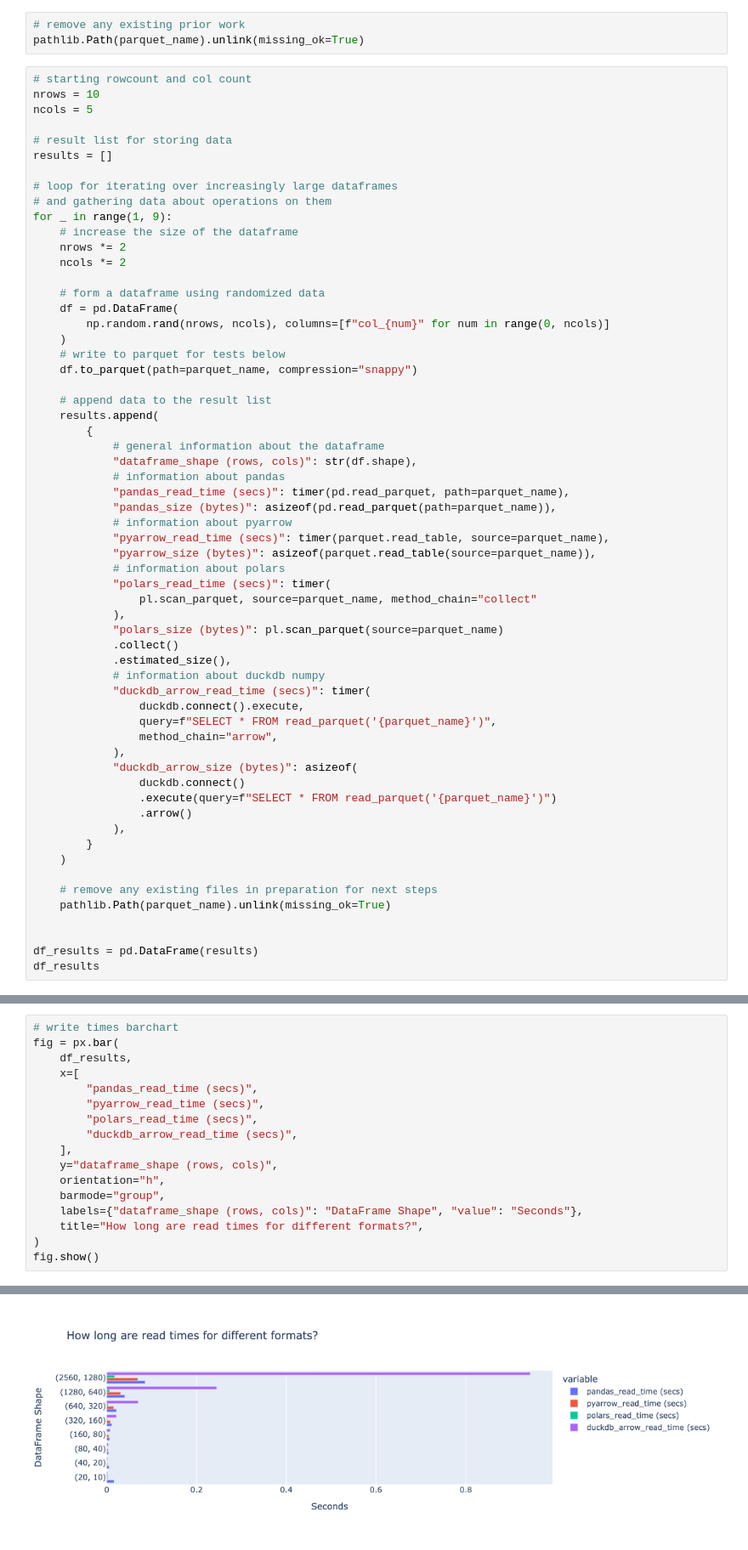
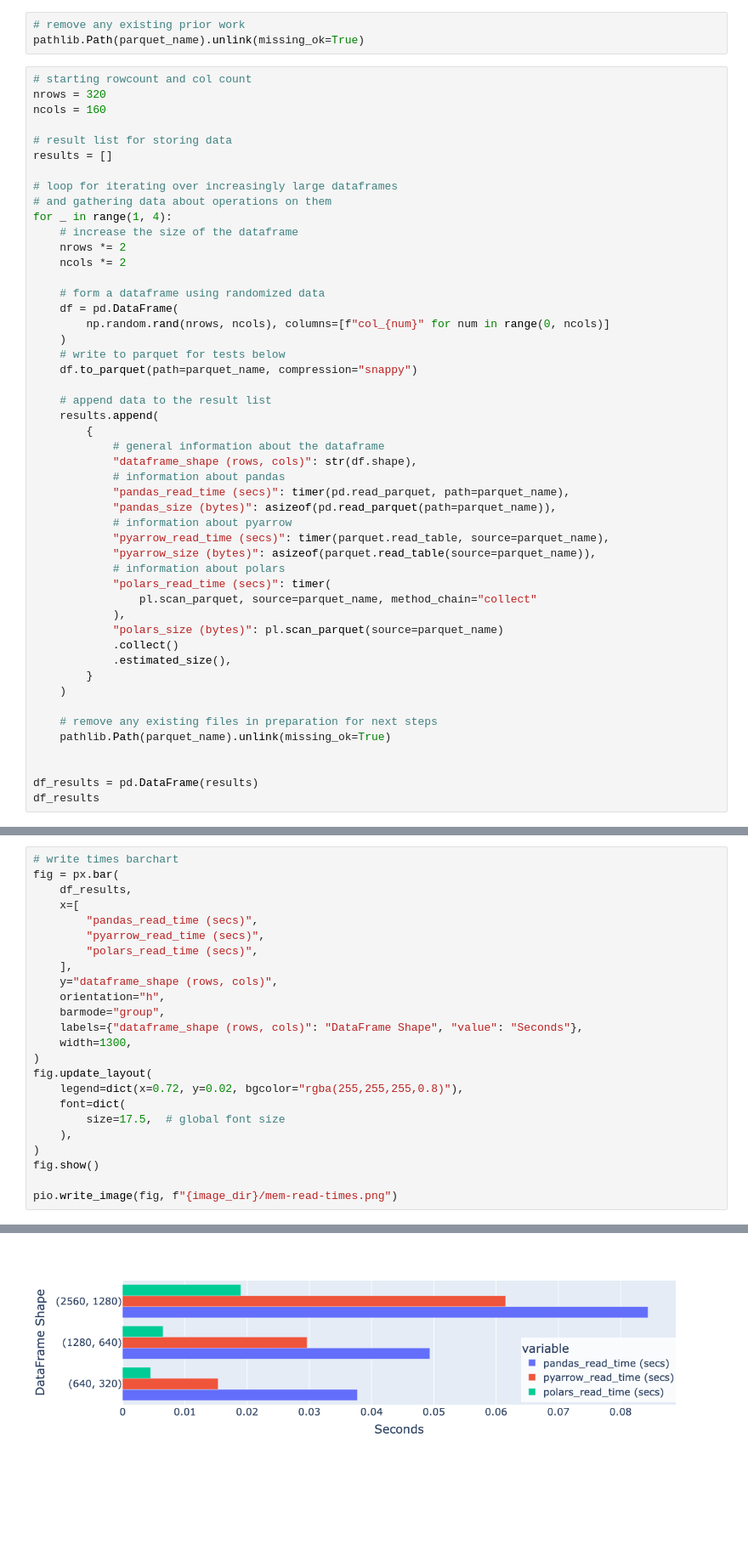
Before and after one commit to d33bs/CytoTable-benchmarks, a Jupyter notebook: notebooks/arrow_analysis.ipynb, the cells around one changed output, grey strips where cells are left out. Shown at 85% size. Saved outputs shown, nothing was run; the diff lists cells and outputs as text; blank space fills up the shorter version.

Commit message:
chart adjustments and images exports

```diff
--- a/notebooks/arrow_analysis.ipynb
+++ b/notebooks/arrow_analysis.ipynb
@@ -25,15 +27,15 @@ parquet_name = "example.parquet"
 pathlib.Path(parquet_name).unlink(missing_ok=True)
 # %%
 # starting rowcount and col count
-nrows = 10
-ncols = 5
+nrows = 320
+ncols = 160
 
 # result list for storing data
 results = []
 
 # loop for iterating over increasingly large dataframes
 # and gathering data about operations on them
-for _ in range(1, 9):
+for _ in range(1, 4):
     # increase the size of the dataframe
     nrows *= 2
     ncols *= 2
@@ -63,17 +65,6 @@ for _ in range(1, 9):
             "polars_size (bytes)": pl.scan_parquet(source=parquet_name)
             .collect()
             .estimated_size(),
-            # information about duckdb numpy
-            "duckdb_arrow_read_time (secs)": timer(
-                duckdb.connect().execute,
-                query=f"SELECT * FROM read_parquet('{parquet_name}')",
-                method_chain="arrow",
-            ),
-            "duckdb_arrow_size (bytes)": asizeof(
-                duckdb.connect()
-                .execute(query=f"SELECT * FROM read_parquet('{parquet_name}')")
-                .arrow()
-            ),
         }
     )
 
@@ -101,13 +87,20 @@ fig = px.bar(
         "pandas_read_time (secs)",
         "pyarrow_read_time (secs)",
         "polars_read_time (secs)",
-        "duckdb_arrow_read_time (secs)",
     ],
     y="dataframe_shape (rows, cols)",
     orientation="h",
     barmode="group",
     labels={"dataframe_shape (rows, cols)": "DataFrame Shape", "value": "Seconds"},
-    title="How long are read times for different formats?",
+    width=1300,
+)
+fig.update_layout(
+    legend=dict(x=0.72, y=0.02, bgcolor="rgba(255,255,255,0.8)"),
+    font=dict(
+        size=17.5,  # global font size
+    ),
 )
 fig.show()
+
+pio.write_image(fig, f"{image_dir}/mem-read-times.png")
 # %% [output]
@@ -115,4 +107,4 @@ fig.show()
-[figure, old version]
+[figure, new version]
 # %%
 # write times barchart
 fig = px.bar(
```
Also changed, not shown: parts of 5 cells of this notebook, 11 other files.
